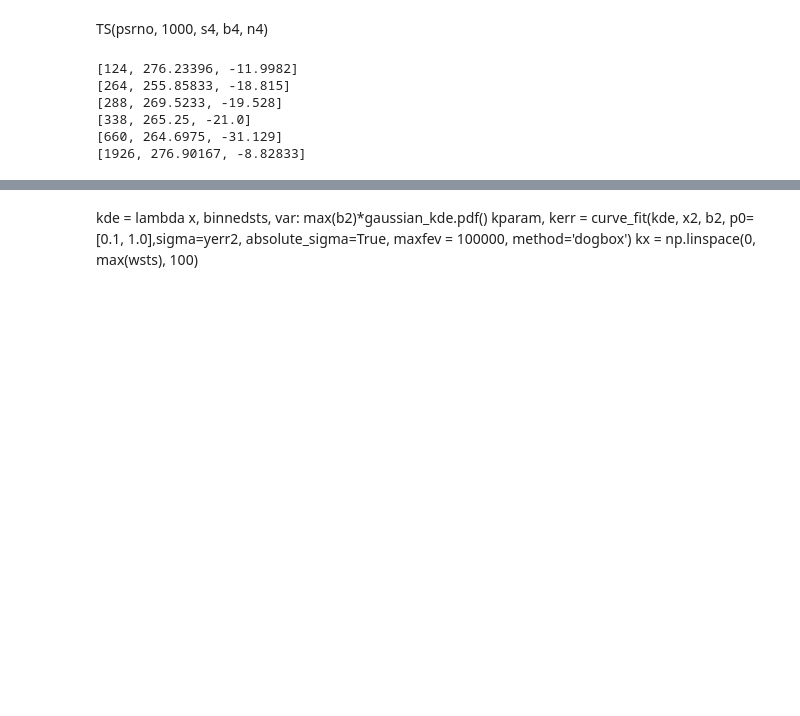
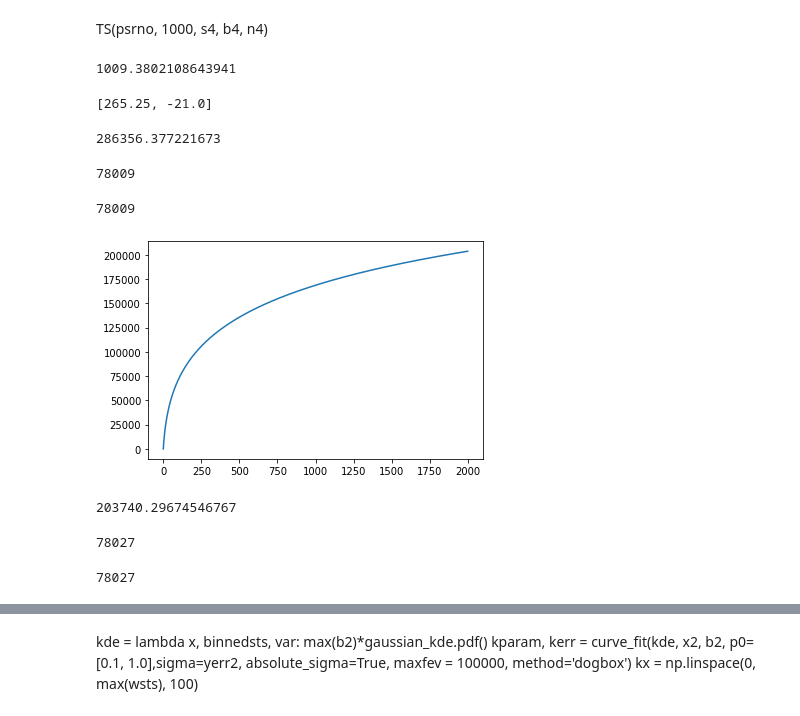
Before and after one commit to DarkWake9/Project-IceCube-Legacy, a Jupyter notebook: task4/task4c.ipynb, the cells around one changed output, grey strips where cells are left out. Drawn from its saved outputs; the diff is of its cells as text; code cells hidden in the pictures; blank space fills up the shorter version.

```diff
--- a/task4/task4c.ipynb
+++ b/task4/task4c.ipynb
@@ -338,12 +367,63 @@ def psrcustom(arr):
                 nearcrd.append([icra[i], icdec[i], icang[i]])
         print([psrno, msra[psrno], msdec[psrno]])
         np.savetxt(f"outputs/ndecnear{psrno}.txt", nearcrd)
+        print("len(nearcrd) = ", len(nearcrd))
 
 psrcustom(arr)
-# %% [output]
-[124, 276.23396, -11.9982]
-[264, 255.85833, -18.815]
-[288, 269.5233, -19.528]
-[338, 265.25, -21.0]
-[660, 264.6975, -31.129]
-[1926, 276.90167, -8.82833]
+# %%
+max(sqrtts)
+# %% [output]
+1009.3802108643941
+# %%
+[msra[338], msdec[338]]
+# %% [output]
+[265.25, -21.0]
+# %%
+psrno = 338
+cut = 5
+cone = 5
+aang = angfinder2(psrno, cut)
+#Ns = nsang(aang, cut)
+Ns = Ns2(psrno, cut)
+#S = S_ij(psrno, aang, cut)
+S = S2_ij(psrno, aang, cut)
+#B = bg(psrno,cone, aang)#/(2 * np.pi) FOR STACKED ANALYSIS
+B = bgs(psrno, cone) #FOR SINGLE SOURCE ANALYSIS
+TS(psrno, 10000, S, B, Ns)
+#B
+#plt.hist(S)
+# %% [output]
+286356.377221673
+# %%
+np.count_nonzero(S)
+# %% [output]
+78009
+# %%
+def plotpsr(psrno):
+    cut = 5
+    cone = 5
+    aang = angfinder2(psrno, cut)
+    #Ns = nsang(aang, cut)
+    Ns = Ns2(psrno, cut)
+    #S = S_ij(psrno, aang, cut)
+    S = S2_ij(psrno, aang, cut)
+    #B = bg(psrno,cone, aang)#/(2 * np.pi) FOR STACKED ANALYSIS
+    B = bgs(psrno, cone)#/(2*np.pi) #FOR SINGLE SOURCE ANALYSIS
+    tns=[TS(psrno, i, S, B, Ns) for i in range(0, 2000)]
+    print(Ns)
+    plt.plot(range(0, 2000), tns)
+    plt.show()
+    print(TS(psrno, 2000, S, B, Ns))
+plotpsr(338)
+# %% [output]
+78009
+[figure, added]
+203740.29674546767
+# %%
+len(Si)
+# %% [output]
+78027
+# %%
+len(nura)
+# %% [output]
+78027
```
Also changed, not shown: parts of 7 cells of this notebook, 5 other files.
